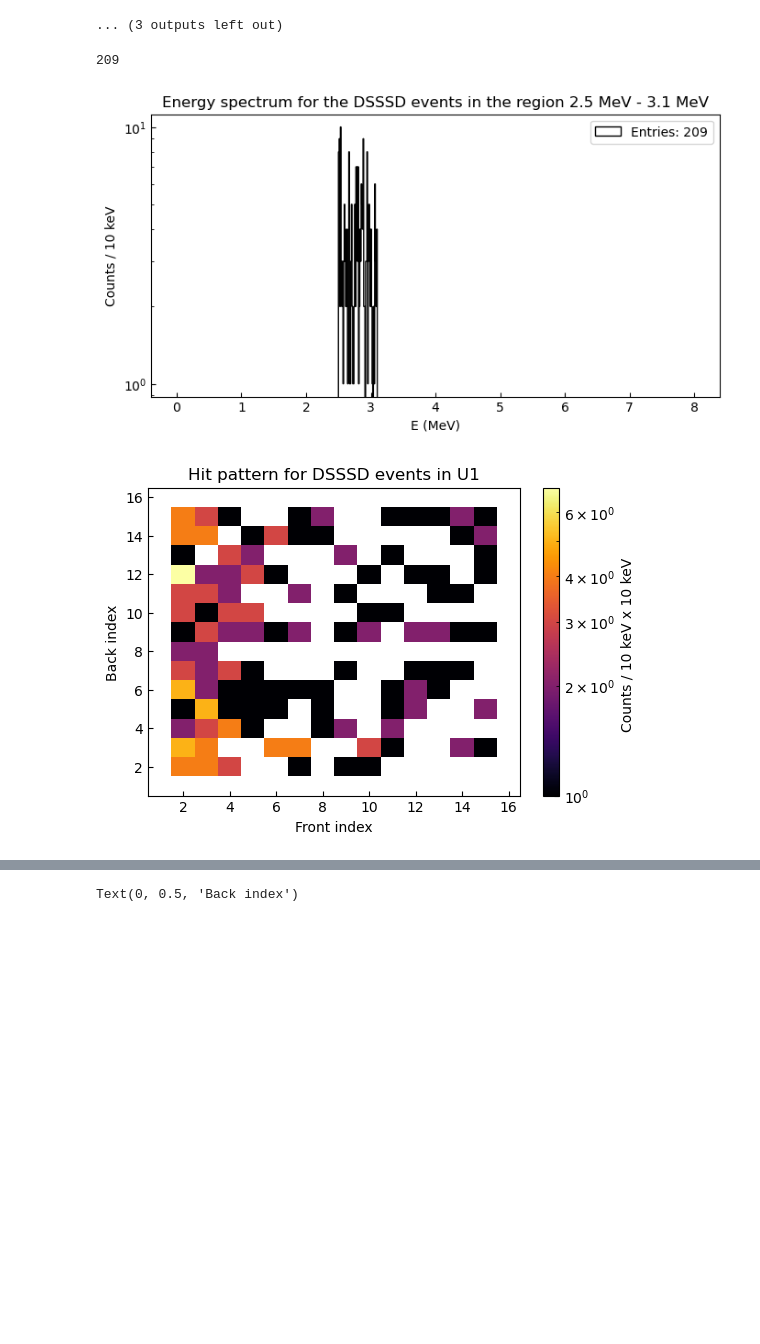
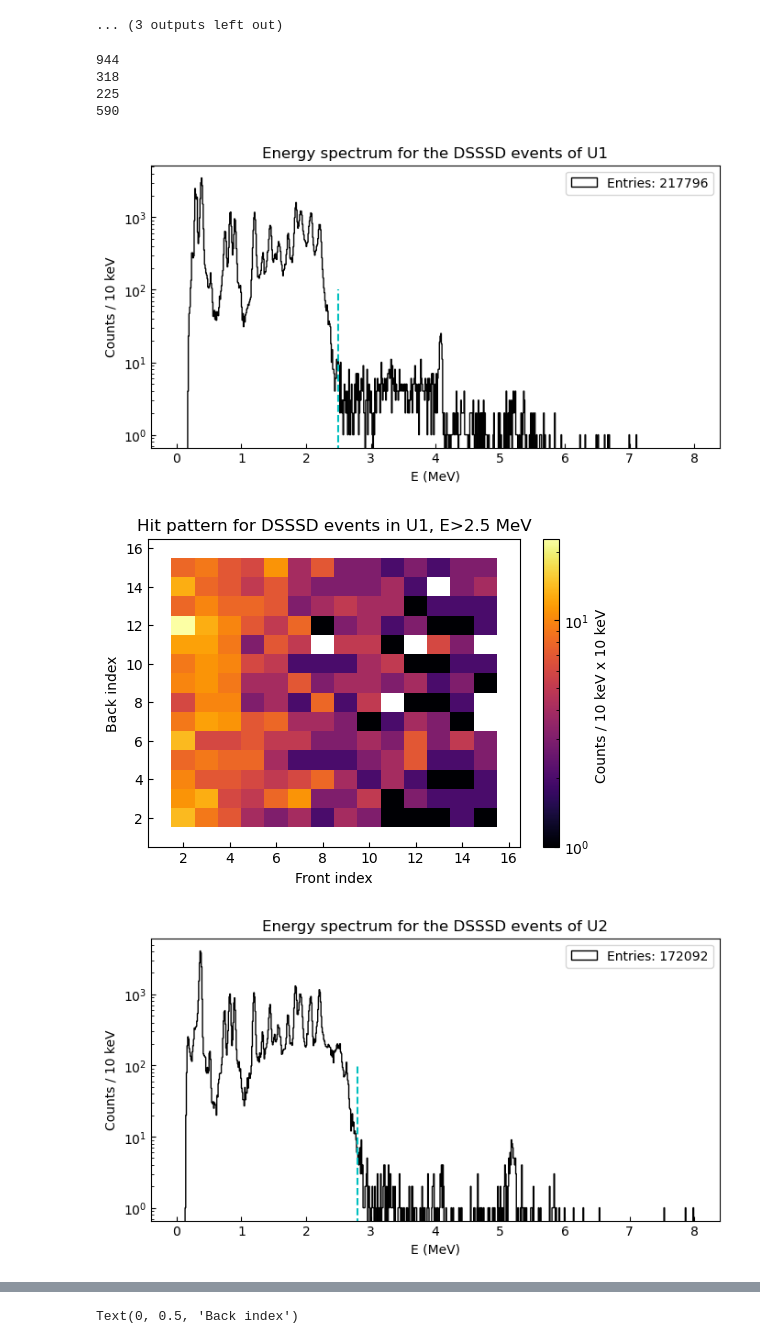
Before and after one commit to phaue/Masters, a Jupyter notebook: analysis/python/dataquality/P_size_est.ipynb, the cells around one changed output, grey strips where cells are left out. Saved outputs shown, nothing was run; the diff lists cells and outputs as text; code cells hidden in the pictures; blank space fills up the shorter version.

```diff
--- a/analysis/python/dataquality/P_size_est.ipynb
+++ b/analysis/python/dataquality/P_size_est.ipynb
@@ -233,30 +233,37 @@ for j in Eints:
 [figure]
 ... (3 outputs left out)
 # %%
-for i in range(1):
+lims = [2.5, 2.8, 2.6, 6.3]
+for i in range(4):
     det = f"id{i}"
     #k = [a+b for a,b,c in zip(above_fedep[i],above_bedep[i], above_fi[i]) if c<7]
-    k = [a for a,b,c in zip(data_collection[iso][det]["Edep"],data_collection[iso][det]["FI"],data_collection[iso][det]["BI"]) if 2.5<a<3.1]
-    f = [b-0.5 for a,b,c in zip(data_collection[iso][det]["Edep"],data_collection[iso][det]["FI"],data_collection[iso][det]["BI"]) if 2.5<a<3.1]
-    b = [b-0.5 for a,b,c in zip(data_collection[iso][det]["Edep"],data_collection[iso][det]["BI"],data_collection[iso][det]["FI"]) if 2.5<a<3.1]
-
+#    k = [a for a,b,c in zip(data_collection[iso][det]["Edep"],data_collection[iso][det]["FI"],data_collection[iso][det]["BI"]) if 2.5<a<3.1]
+    f = [b-0.5 for a,b,c in zip(data_collection[iso][det]["Edep"],data_collection[iso][det]["FI"],data_collection[iso][det]["BI"]) if lims[i]<a]
+    b = [b-0.5 for a,b,c in zip(data_collection[iso][det]["Edep"],data_collection[iso][det]["BI"],data_collection[iso][det]["FI"]) if lims[i]<a]
+    æ = np.array(data_collection[iso][det]["Edep"])
     plt.figure(figsize=(8,4))
-    plt.hist(k, bins=np.arange(0,8, 0.01), histtype='step', color='k', label=f"Entries: {len(k)}")
+    plt.hist(æ[æ>0], bins=np.arange(0,8, 0.01), histtype='step', color='k', label=f"Entries: {len(æ)}")
+    plt.vlines(lims[i], 0, 1e2, color='c', ls='--')
     plt.legend()
     plt.xlabel("E (MeV)")
     plt.ylabel("Counts / 10 keV")
     plt.yscale('log')
-    plt.title("Energy spectrum for the DSSSD events in the region 2.5 MeV - 3.1 MeV")
+    plt.title(f"Energy spectrum for the DSSSD events of U{i+1}")
+
     plt.figure(figsize=(6,4))
     plt.hist2d(f, b, bins=(np.arange(0.5, 17.5, 1), np.arange(0.5,17.5,1)),
                 cmap=plt.cm.inferno, norm=mpl.colors.LogNorm(), rasterized=True)
-    plt.title(f"Hit pattern for DSSSD events in U{i+1}")
+    plt.title(f"Hit pattern for DSSSD events in U{i+1}, E>{lims[i]} MeV")
     cbar = plt.colorbar()
     cbar.ax.set_ylabel(f"Counts / 10 keV x 10 keV ")
     plt.xlabel('Front index')
     plt.ylabel('Back index')
     print(len(f))
 # %% [output]
-209
+944
+318
+225
+590
-[figure, old version]
+[figure, new version]
-[figure, old version]
+[figure, new version]
+[figure, added]
```
Also changed, not shown: parts of 2 cells of this notebook, 9 other files.
